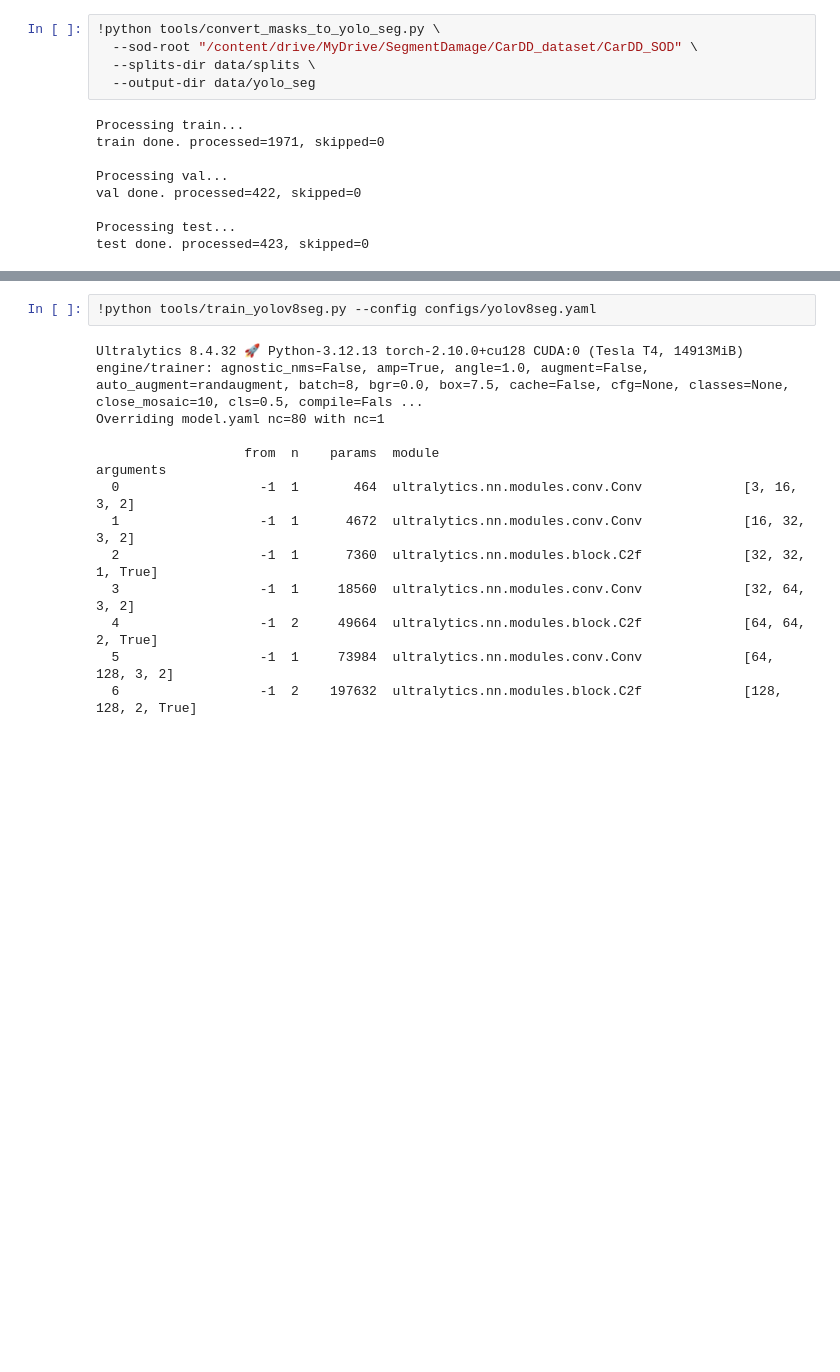
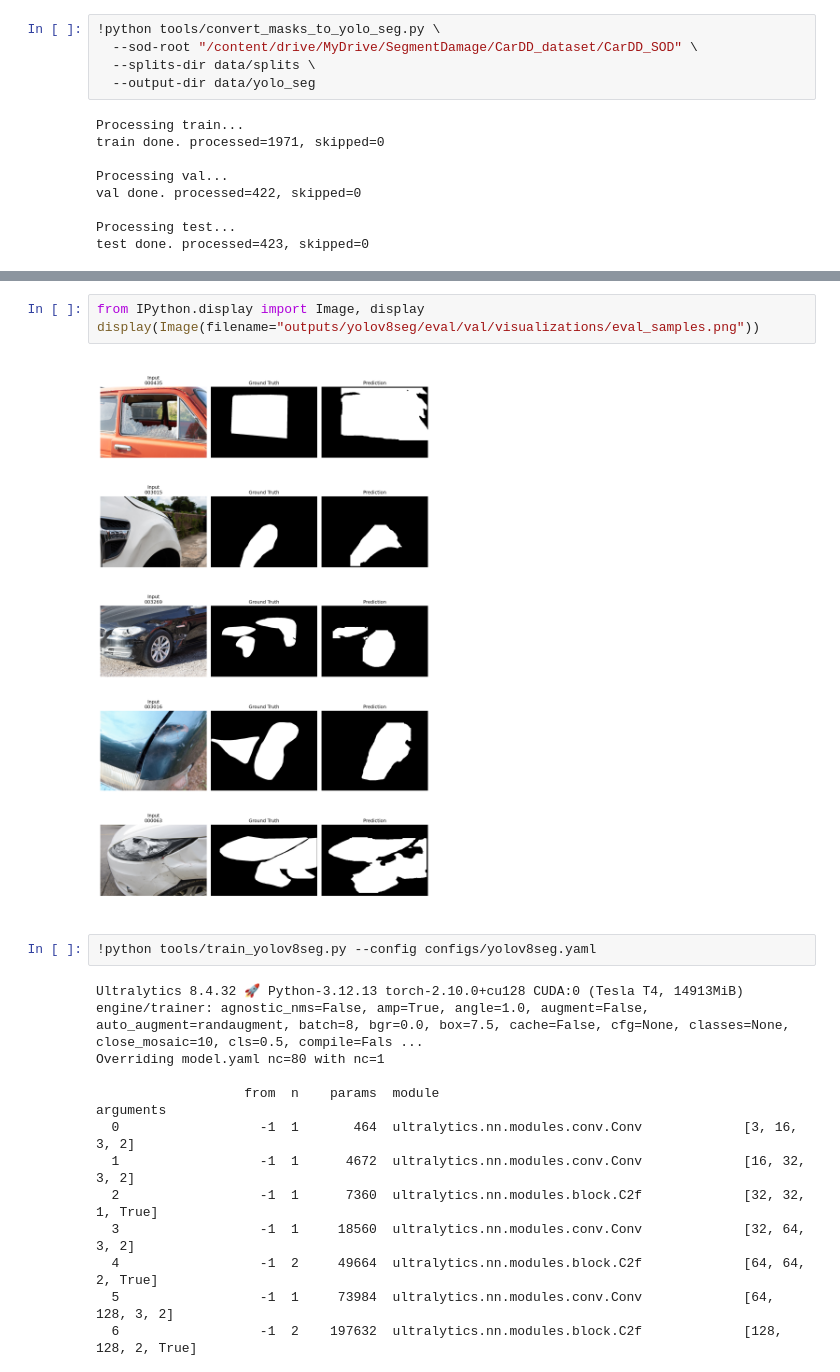
Before and after one commit to 99anjalipai/Segment-Damage, a Jupyter notebook: notebooks/yolov8seg_nb.ipynb, the cells around one changed output, grey strips where cells are left out. Drawn from its saved outputs; the diff is of its cells as text; blank space fills up the shorter version.

```diff
--- a/notebooks/yolov8seg_nb.ipynb
+++ b/notebooks/yolov8seg_nb.ipynb
@@ -57,3 +88,8 @@ test done. processed=423, skipped=0
+# %%
+from IPython.display import Image, display
+display(Image(filename="outputs/yolov8seg/eval/val/visualizations/eval_samples.png"))
+# %% [output]
+[figure, added]
 # %%
 !python tools/train_yolov8seg.py --config configs/yolov8seg.yaml
 # %% [output]
```
Also changed, not shown: parts of 6 cells of this notebook, 8 other files.
